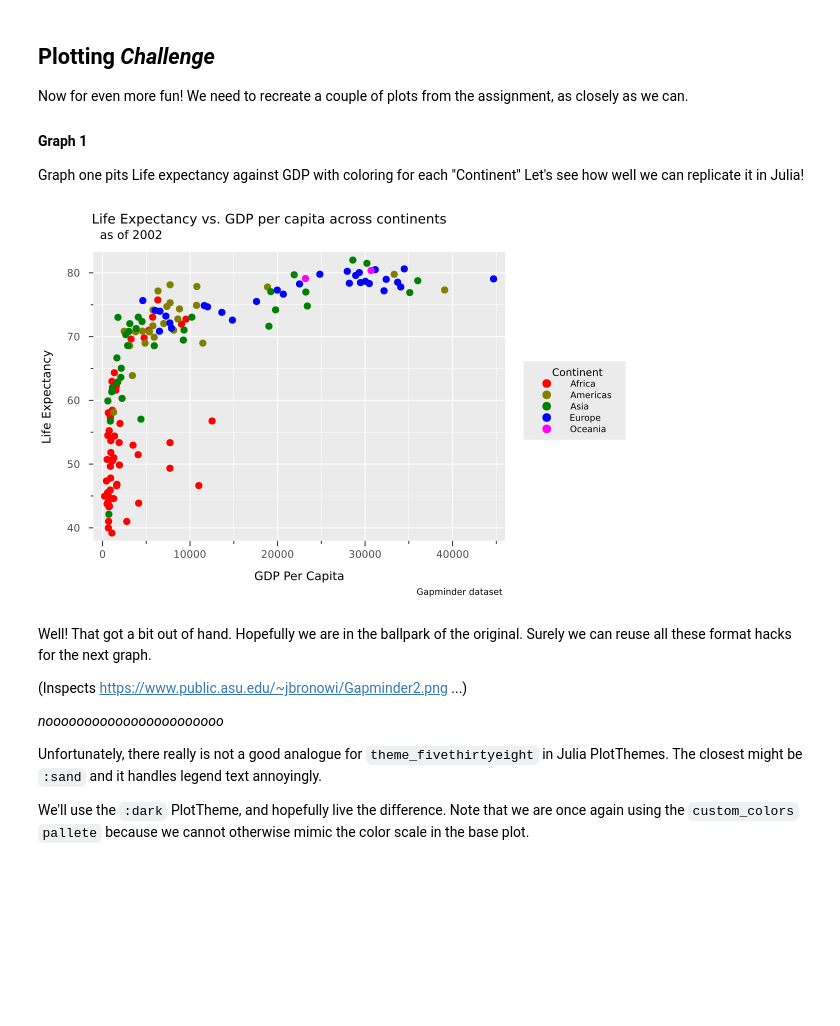
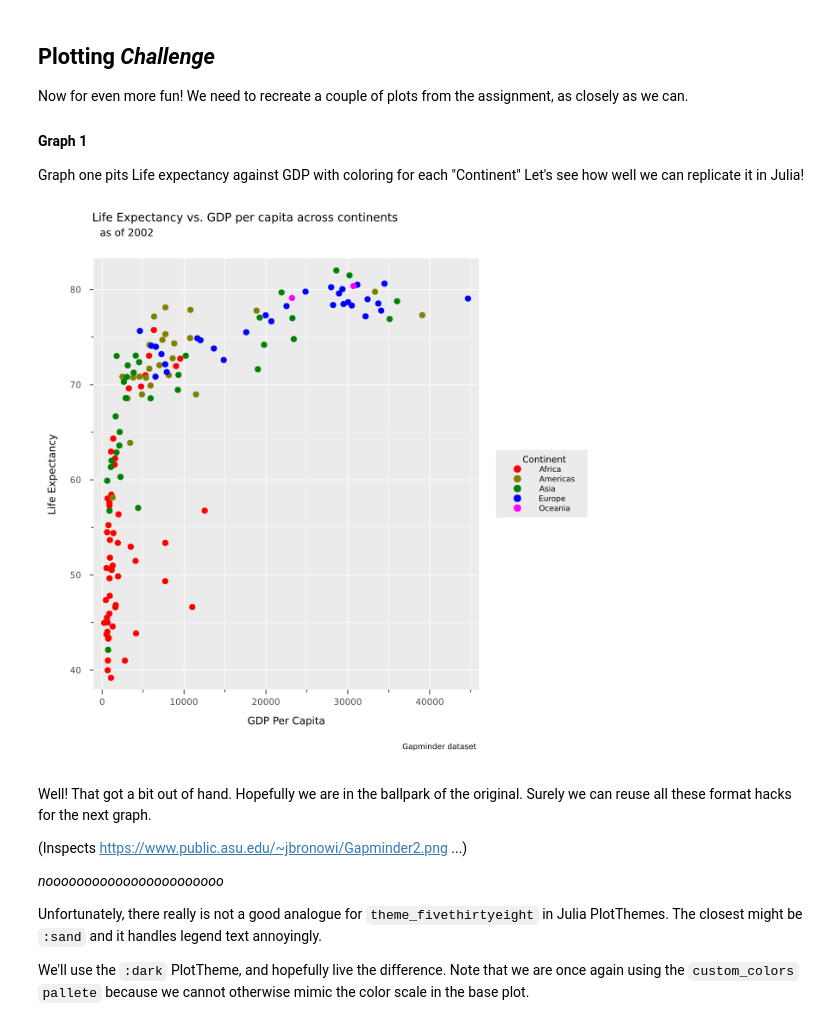
Before and after one commit to peterdresslar/scratch-j, a Jupyter notebook: notebooks/OMT548-ggplot2-Dresslar.ipynb, the cells around one changed output. Cells and saved outputs as stored; diff of their text form; code cells hidden in the pictures; blank space fills up the shorter version.

```diff
--- a/notebooks/OMT548-ggplot2-Dresslar.ipynb
+++ b/notebooks/OMT548-ggplot2-Dresslar.ipynb
@@ -267,35 +266,36 @@ clean_tick_labels(n) = string(Int(round(n, digits=0)))
 custom_colors = [
     :red,        # Africa
     :olive,      # Americas
     :green,      # Asia
     :blue,       # Europe
     :magenta     # Oceania
 ]
 
 graph_1 = @df graph_1_data scatter(:gdpPercap, :lifeExp, group=:continent,
     xlabel="\nGDP Per Capita\n\n",
     ylabel="Life Expectancy\n",
+    size=(650, 650),  # legend at the bottom makes sizing a challenge.
     palette=custom_colors,
     title="Life Expectancy vs. GDP per capita across continents\n\n",  # nightmarish format hacks!
     formatter=clean_tick_labels,
     legend=:outerright,
     legendtitle="Continent",
     titlelocation=:left,
     titlefontsize=9,
     legendfontsize=6,
     legendtitlefontsize=7,
     labelfontsize=8,
     tickfontsize=7
 )
 
 # Our most tricky elements...
 annotate!(graph_1, [(-220, 86, subhead)])  # can't even get to the left edge.
-annotate!(graph_1, [(45678, 30, footer)])  # oh come on.
+annotate!(graph_1, [(45678, 32, footer)])  # oh come on.
 
 # Display the plot
 display(graph_1)
 # %% [output]
-[figure, old version]
+[figure, new version]
 # %% [markdown]
 Well! That got a bit out of hand. Hopefully we are in the ballpark of the original. Surely we can reuse all these format hacks for the next graph.
 
```
Also changed, not shown: parts of 3 cells of this notebook, 2 other files.
